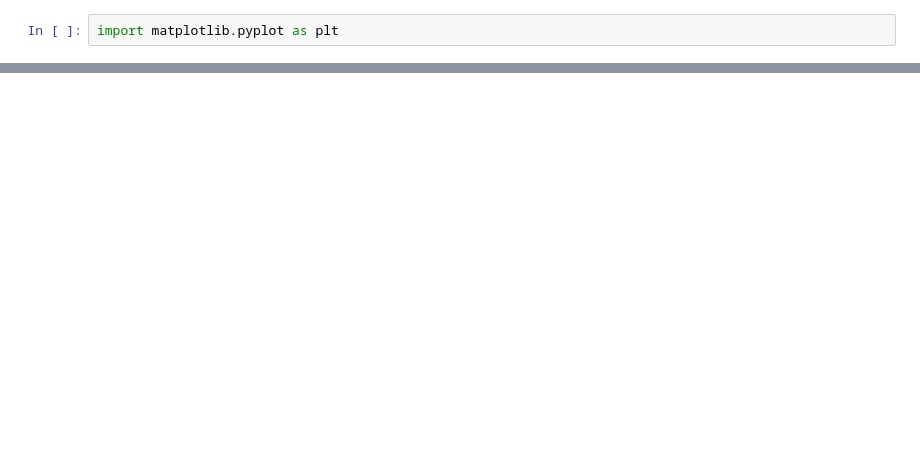
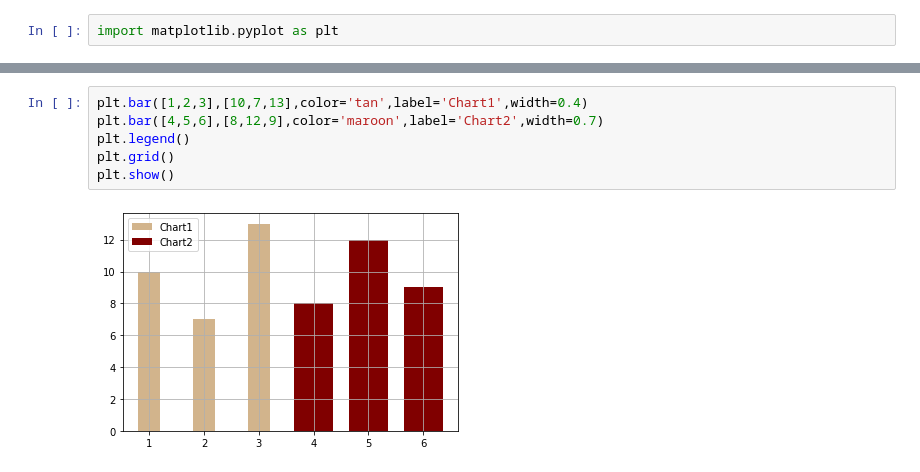
Before and after one commit to imran9891/Data-Science, a Jupyter notebook: Matplotlib.ipynb, the cells around one changed output, grey strips where cells are left out. Cells and saved outputs as stored; diff of their text form; blank space fills up the shorter version.

```diff
--- a/Matplotlib.ipynb
+++ b/Matplotlib.ipynb
@@ -169,0 +44,8 @@ plt.hist(blood_sugar,bins=[80,100,125,150],rwidth=0.95,orientation='horizontal')
+# %%
+plt.bar([1,2,3],[10,7,13],color='tan',label='Chart1',width=0.4)
+plt.bar([4,5,6],[8,12,9],color='maroon',label='Chart2',width=0.7)
+plt.legend()
+plt.grid()
+plt.show()
+# %% [output]
+[figure, added]
```
Also changed, not shown: parts of 99 cells of this notebook.
